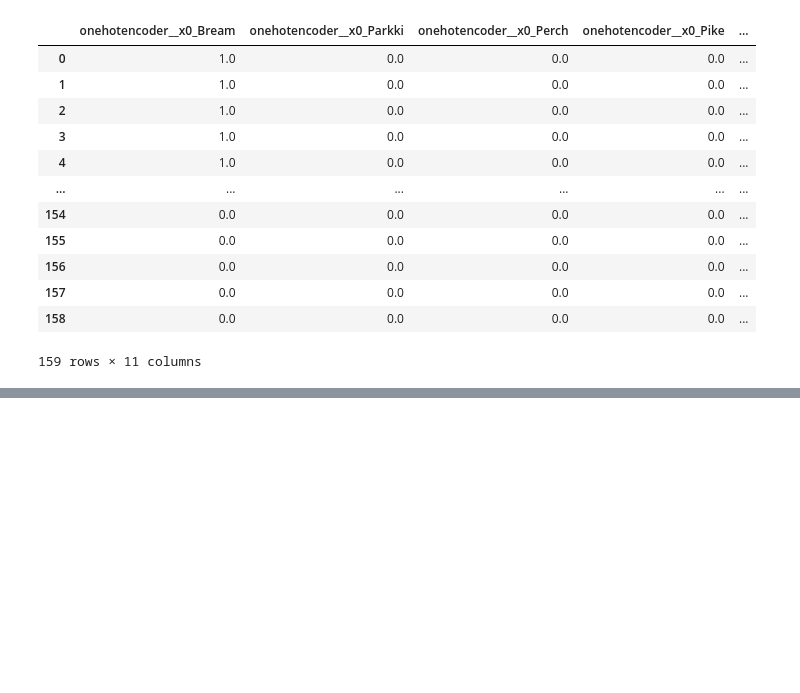
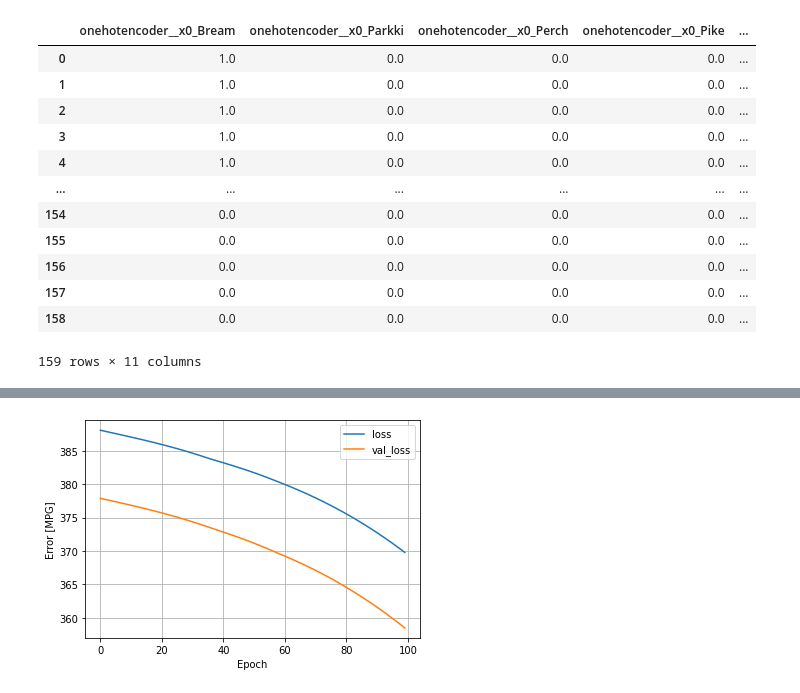
Before and after one commit to new-superuser-alt9193/Aprendizaje_maquina, a Jupyter notebook: framework.ipynb, the cells around one changed output, grey strips where cells are left out. Cells and saved outputs as stored; diff of their text form; code cells hidden in the pictures; blank space fills up the shorter version.

```diff
--- a/framework.ipynb
+++ b/framework.ipynb
@@ -113,0 +158,8 @@ Neural network
+# %%
+tiny_model = keras.Sequential([
+        normalizer,
+        layers.Dense(64, activation='relu'),
+        layers.Dense(1)
+    ])
+tiny_dnn_model = compile_model(tiny_model)
+tiny_dnn_model.summary()
@@ -113,0 +183,7 @@ Neural network
+# %%
+%%time
+history = tiny_dnn_model.fit(
+    x_train,
+    y_train,
+    validation_split=0.2,
+    verbose=0, epochs=100)
@@ -113,0 +193,6 @@ Neural network
+# %%
+historys = {}
+historys['tiny'] = history
+plot_loss(history)
+# %% [output]
+[figure, added]
```
Also changed, not shown: parts of 36 cells of this notebook.
